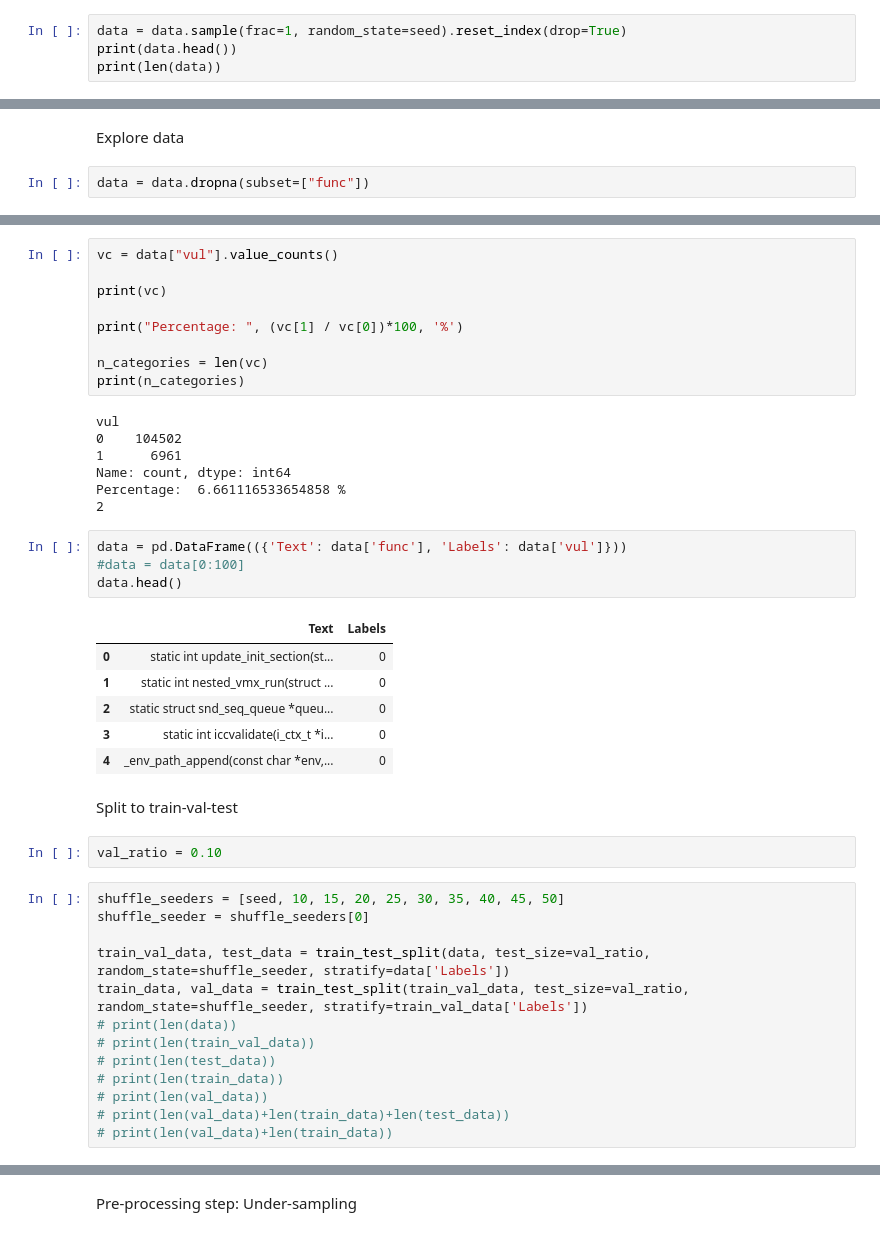
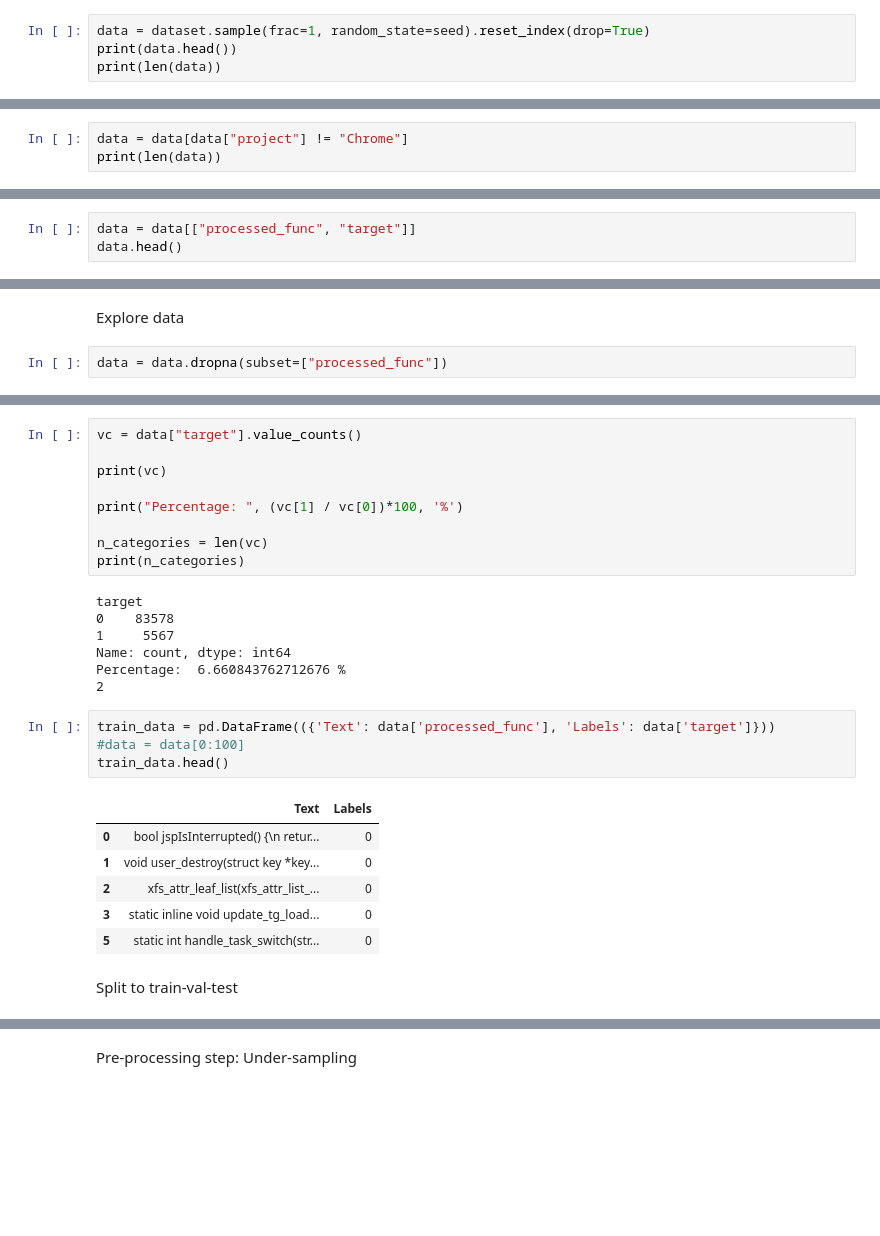
Before and after one commit to iliaskaloup/vulGpt, a Jupyter notebook: cpp_functionLevel/ml/transformersFineTuning/pt/ptBert.ipynb, the cells around one changed output, grey strips where cells are left out. Saved outputs shown, nothing was run; the diff lists cells and outputs as text; blank space fills up the shorter version.

Commit message:
[Update] Configuted dataset set up similar to linevul to facilitate comparion and validation of the results

```diff
--- a/cpp_functionLevel/ml/transformersFineTuning/pt/ptBert.ipynb
+++ b/cpp_functionLevel/ml/transformersFineTuning/pt/ptBert.ipynb
@@ -59,7 +59,7 @@ data = pd.read_csv(os.path.join(root_path, 'data', 'dataset.csv'))
 # %% [markdown]
 Shuffle dataset
 # %%
-data = data.sample(frac=1, random_state=seed).reset_index(drop=True)
+data = dataset.sample(frac=1, random_state=seed).reset_index(drop=True)
 print(data.head())
 print(len(data))
 # %% [output]
@@ -72,0 +83,3 @@ print(len(data))
+# %%
+data = data[data["project"] != "Chrome"]
+print(len(data))
@@ -72,0 +88,3 @@ print(len(data))
+# %%
+data = data[["processed_func", "target"]]
+data.head()
@@ -73,5 +98,5 @@ print(len(data))
 # %% [markdown]
 Explore data
 # %%
-data = data.dropna(subset=["func"])
+data = data.dropna(subset=["processed_func"])
 # %%
@@ -81,7 +106,7 @@ print("Maximum number of words:", max_length)
 # %% [output]
 Maximum number of words: 15441
 # %%
-vc = data["vul"].value_counts()
+vc = data["target"].value_counts()
 
 print(vc)
 
@@ -90,37 +115,22 @@ print("Percentage: ", (vc[1] / vc[0])*100, '%')
 n_categories = len(vc)
 print(n_categories)
 # %% [output]
-vul
-0    104502
-1      6961
+target
+0    83578
+1     5567
 Name: count, dtype: int64
-Percentage:  6.661116533654858 %
+Percentage:  6.660843762712676 %
 2
 # %%
-data = pd.DataFrame(({'Text': data['func'], 'Labels': data['vul']}))
+train_data = pd.DataFrame(({'Text': data['processed_func'], 'Labels': data['target']}))
 #data = data[0:100]
-data.head()
+train_data.head()
 # %% [output]
 |  | Text | Labels |
-| 0 | static int update_init_section(st... | 0 |
-| 1 | static int nested_vmx_run(struct ... | 0 |
-| 2 | static struct snd_seq_queue *queu... | 0 |
-| 3 | static int iccvalidate(i_ctx_t *i... | 0 |
-| 4 | _env_path_append(const char *env,... | 0 |
+| 0 | bool jspIsInterrupted() {\n retur... | 0 |
+| 1 | void user_destroy(struct key *key... | 0 |
+| 2 | xfs_attr_leaf_list(xfs_attr_list_... | 0 |
+| 3 | static inline void update_tg_load... | 0 |
+| 5 | static int handle_task_switch(str... | 0 |
 # %% [markdown]
 Split to train-val-test
-# %%
-val_ratio = 0.10
-# %%
-shuffle_seeders = [seed, 10, 15, 20, 25, 30, 35, 40, 45, 50]
-shuffle_seeder = shuffle_seeders[0]
-
-train_val_data, test_data = train_test_split(data, test_size=val_ratio, random_state=shuffle_seeder, stratify=data['Labels'])
-train_data, val_data = train_test_split(train_val_data, test_size=val_ratio, random_state=shuffle_seeder, stratify=train_val_data['Labels'])
-# print(len(data))
-# print(len(train_val_data))
-# print(len(test_data))
-# print(len(train_data))
-# print(len(val_data))
-# print(len(val_data)+len(train_data)+len(test_data))
-# print(len(val_data)+len(train_data))
```
Also changed, not shown: parts of 20 cells of this notebook, 7 other files.
